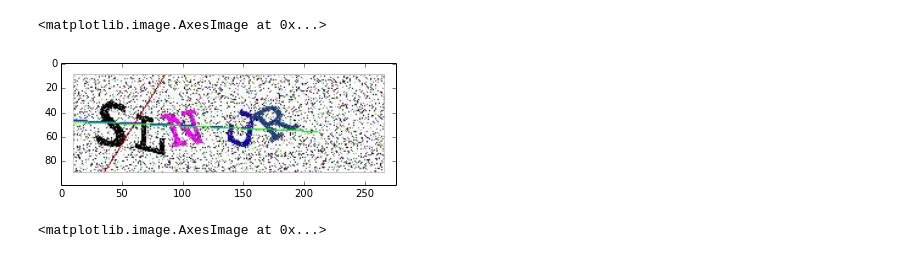
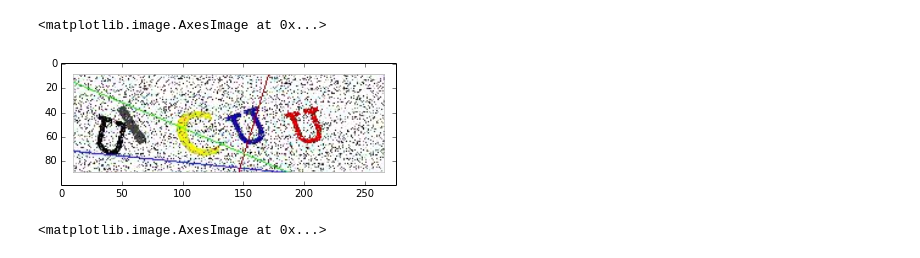
Before and after one commit to thevtm/CaptchBreaker, a Jupyter notebook: CaptchaStudy.ipynb, the cells around one changed output. Cells and saved outputs as stored; diff of their text form; code cells hidden in the pictures.

```diff
--- a/CaptchaStudy.ipynb
+++ b/CaptchaStudy.ipynb
@@ -15,15 +15,15 @@ from PIL import Image
 #os.chdir('/home/vtm/Desktop/Captchas')
 # %%
 ## Load image and add white border
-imgInput = cv2.imread('TestData/captcha (2).jpg')
+imgInput = cv2.imread('TestData/captcha (5).jpg')
 imgInput = cv2.cvtColor(imgInput, cv2.COLOR_BGR2BGRA)
 imgInput = cv2.copyMakeBorder(imgInput, 10, 10, 10, 10,cv2.BORDER_CONSTANT,value = [255, 255, 255])
 
 ## Draw
 plt.imshow(imgInput)
 # %% [output]
 <matplotlib.image.AxesImage at 0x...>
-[figure, old version]
+[figure, new version]
 # %%
 ## Create a Blank Image
 imgBlank = np.zeros_like(imgInput)
```
Also changed, not shown: parts of 13 cells of this notebook.
